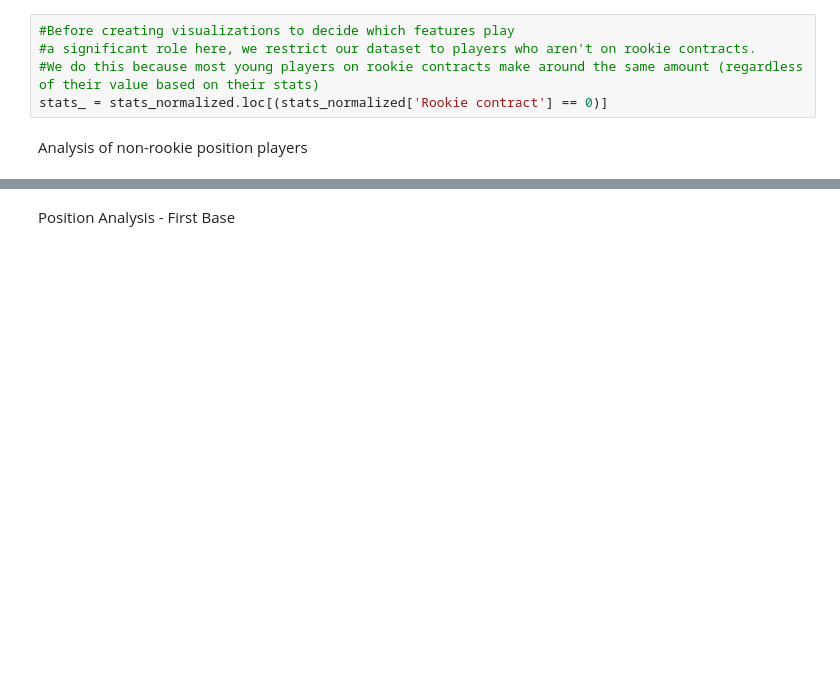
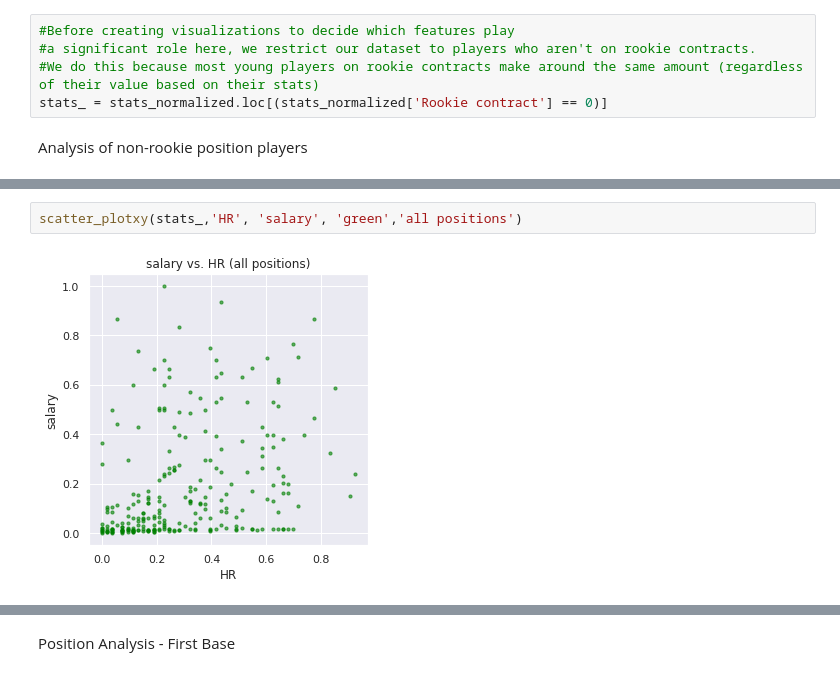
Before and after one commit to mnocerino23/MLB-Salary-Regressions, a Jupyter notebook: position_players.ipynb, the cells around one changed output, grey strips where cells are left out. Drawn from its saved outputs; the diff is of its cells as text; blank space fills up the shorter version.

```diff
--- a/position_players.ipynb
+++ b/position_players.ipynb
@@ -376,0 +263,4 @@ Text(0.5, 1.0, 'Salary vs. Stolen Bases')
+# %%
+scatter_plotxy(stats_,'HR', 'salary', 'green','all positions')
+# %% [output]
+[figure, added]
```
Also changed, not shown: parts of 43 cells of this notebook.
